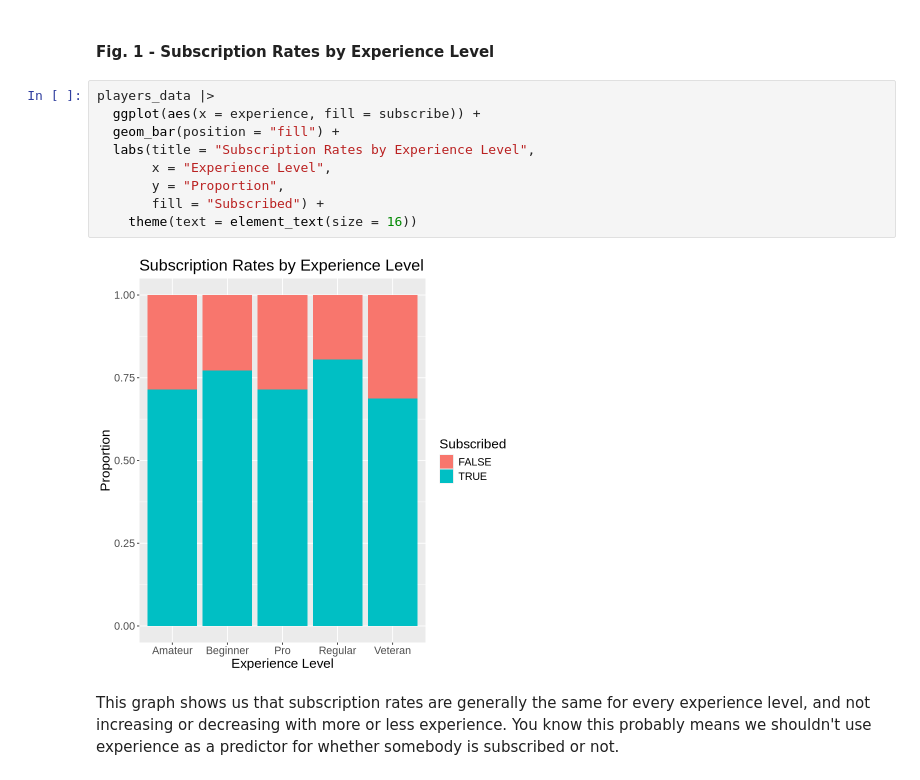
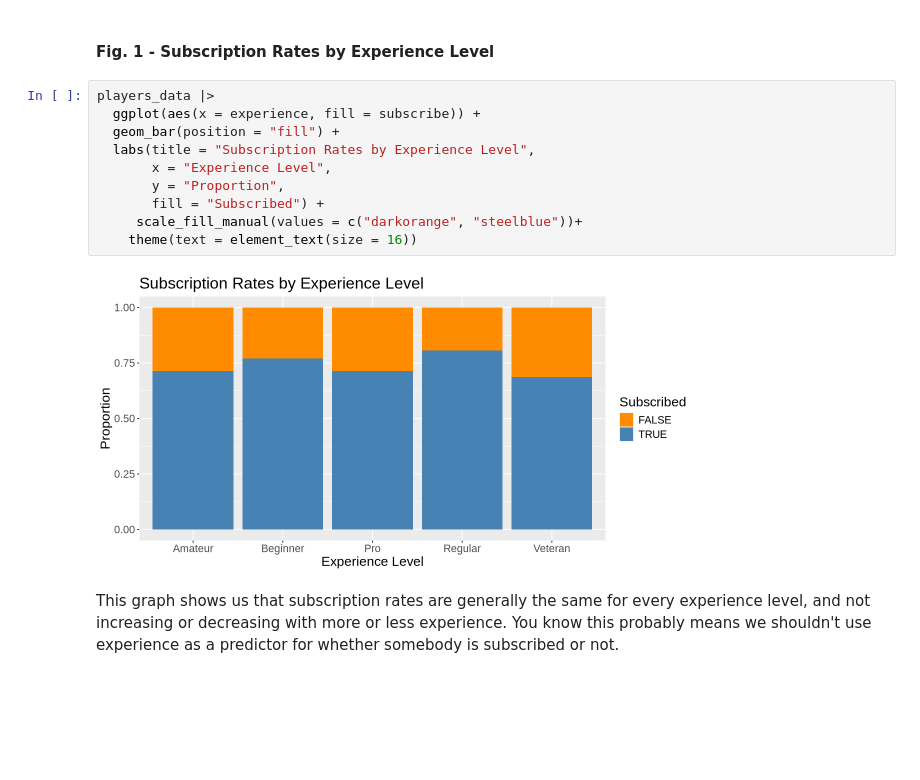
Before and after one commit to camillesnyder/Final-Project, a Jupyter notebook: Final-Project.ipynb, the cells around one changed output. Cells and saved outputs as stored; diff of their text form; blank space fills up the shorter version.

Commit message:
changed graph colors

```diff
--- a/Final-Project.ipynb
+++ b/Final-Project.ipynb
@@ -163,14 +163,15 @@ In this section, we explore the variables that may relate to newsletter subscrip
 # %%
 players_data |>
   ggplot(aes(x = experience, fill = subscribe)) +
   geom_bar(position = "fill") +
   labs(title = "Subscription Rates by Experience Level",
        x = "Experience Level",
        y = "Proportion",
        fill = "Subscribed") +
+     scale_fill_manual(values = c("darkorange", "steelblue"))+
     theme(text = element_text(size = 16))
 # %% [output]
-[figure, old version]
+[figure, new version]
 # %% [markdown]
 This graph shows us that subscription rates are generally the same for every experience level, and not increasing or decreasing with more or less experience. You know this probably means we shouldn't use experience as a predictor for whether somebody is subscribed or not.
 # %% [markdown]
```
Also changed, not shown: parts of 5 cells of this notebook.
